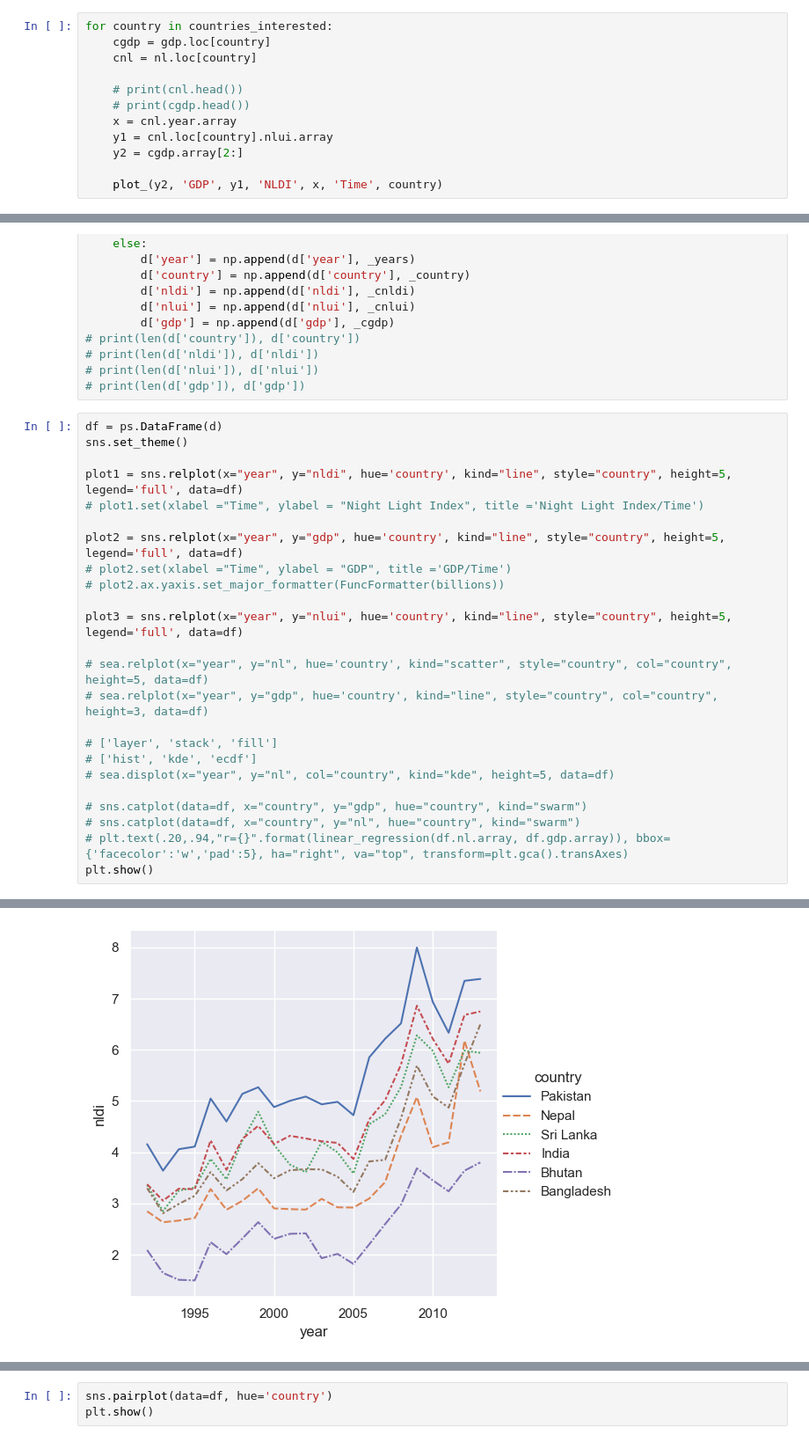
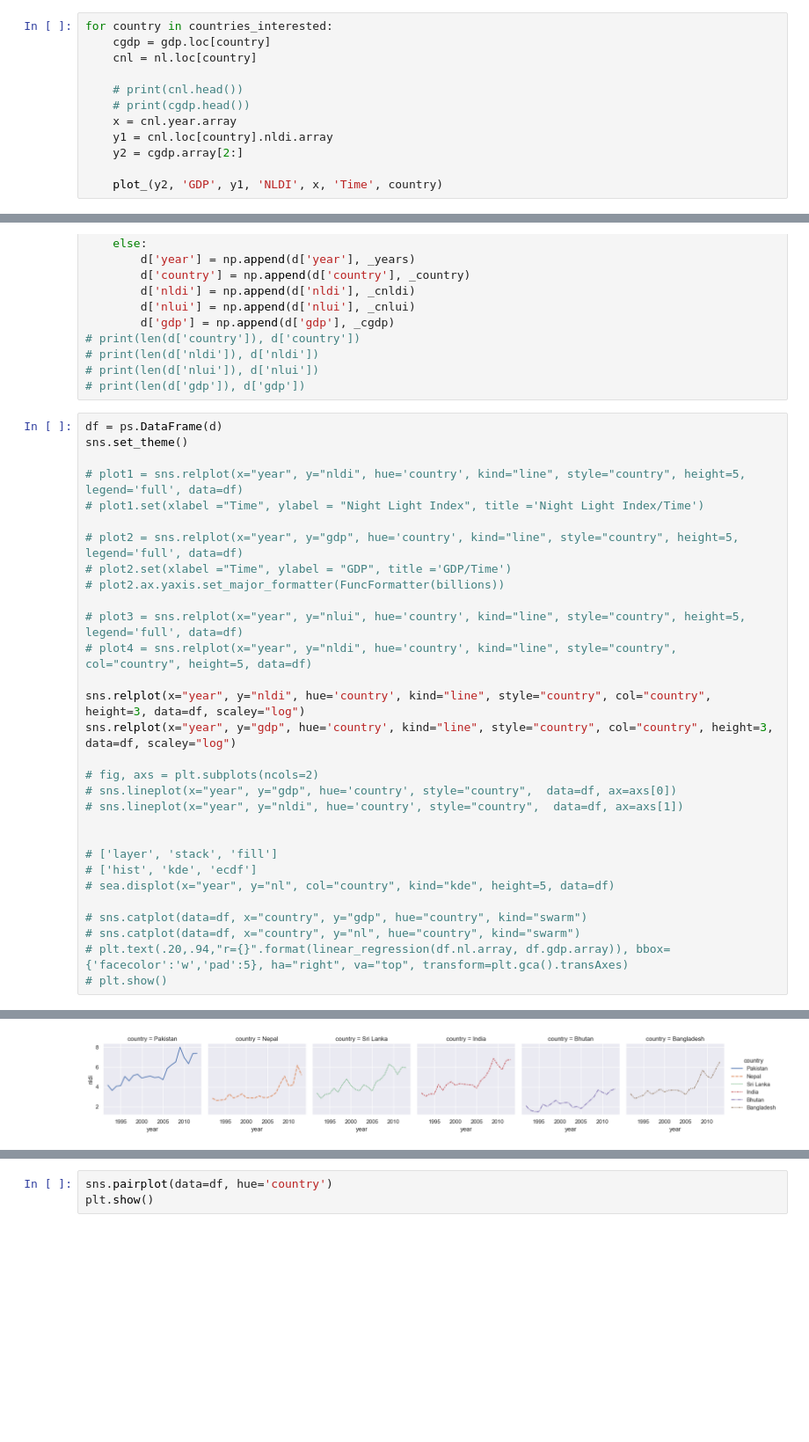
Before and after one commit to thiwaK/South-Asia-GDP-Project, a Jupyter notebook: C_Visualize.ipynb, the cells around one changed output, grey strips where cells are left out. Shown at 88% size. Cells and saved outputs as stored; diff of their text form; blank space fills up the shorter version.

```diff
--- a/C_Visualize.ipynb
+++ b/C_Visualize.ipynb
@@ -147,7 +147,7 @@ for country in countries_interested:
     # print(cnl.head())
     # print(cgdp.head())
     x = cnl.year.array
-    y1 = cnl.loc[country].nlui.array
+    y1 = cnl.loc[country].nldi.array
     y2 = cgdp.array[2:]
 
     plot_(y2, 'GDP', y1, 'NLDI', x, 'Time', country)
@@ -196,17 +196,23 @@ for country in countries_interested:
 df = ps.DataFrame(d)
 sns.set_theme()
 
-plot1 = sns.relplot(x="year", y="nldi", hue='country', kind="line", style="country", height=5, legend='full', data=df)
+# plot1 = sns.relplot(x="year", y="nldi", hue='country', kind="line", style="country", height=5, legend='full', data=df)
 # plot1.set(xlabel ="Time", ylabel = "Night Light Index", title ='Night Light Index/Time')
 
-plot2 = sns.relplot(x="year", y="gdp", hue='country', kind="line", style="country", height=5, legend='full', data=df)
+# plot2 = sns.relplot(x="year", y="gdp", hue='country', kind="line", style="country", height=5, legend='full', data=df)
 # plot2.set(xlabel ="Time", ylabel = "GDP", title ='GDP/Time')
 # plot2.ax.yaxis.set_major_formatter(FuncFormatter(billions))
 
-plot3 = sns.relplot(x="year", y="nlui", hue='country', kind="line", style="country", height=5, legend='full', data=df)
+# plot3 = sns.relplot(x="year", y="nlui", hue='country', kind="line", style="country", height=5, legend='full', data=df)
+# plot4 = sns.relplot(x="year", y="nldi", hue='country', kind="line", style="country", col="country", height=5, data=df)
 
-# sea.relplot(x="year", y="nl", hue='country', kind="scatter", style="country", col="country", height=5, data=df)
-# sea.relplot(x="year", y="gdp", hue='country', kind="line", style="country", col="country", height=3, data=df)
+sns.relplot(x="year", y="nldi", hue='country', kind="line", style="country", col="country", height=3, data=df, scaley="log")
+sns.relplot(x="year", y="gdp", hue='country', kind="line", style="country", col="country", height=3, data=df, scaley="log")
+
+# fig, axs = plt.subplots(ncols=2)
+# sns.lineplot(x="year", y="gdp", hue='country', style="country",  data=df, ax=axs[0])
+# sns.lineplot(x="year", y="nldi", hue='country', style="country",  data=df, ax=axs[1])
+
 
 # ['layer', 'stack', 'fill']
 # ['hist', 'kde', 'ecdf']
@@ -215,5 +221,5 @@ plot3 = sns.relplot(x="year", y="nlui", hue='country', kind="line", style="count
 # sns.catplot(data=df, x="country", y="gdp", hue="country", kind="swarm")
 # sns.catplot(data=df, x="country", y="nl", hue="country", kind="swarm")
 # plt.text(.20,.94,"r={}".format(linear_regression(df.nl.array, df.gdp.array)), bbox={'facecolor':'w','pad':5}, ha="right", va="top", transform=plt.gca().transAxes)
-plt.show()
+# plt.show()
 # %% [output]
@@ -220 +227 @@ plt.show()
-[figure, old version]
+[figure, new version]
```
Also changed, not shown: parts of 2 cells of this notebook, 12 other files.
